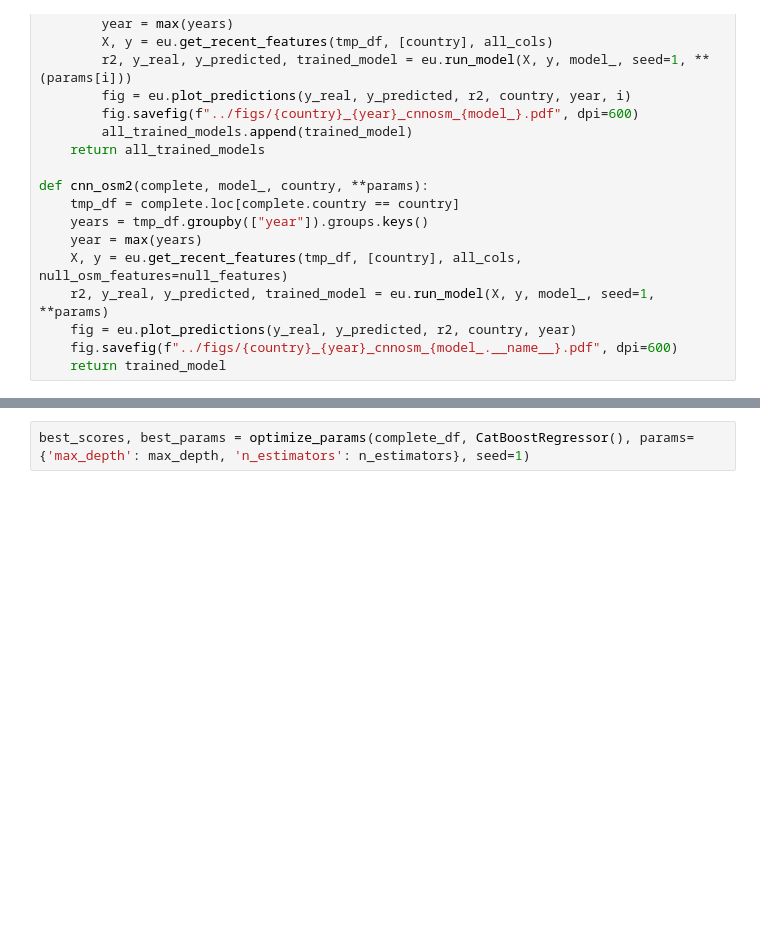
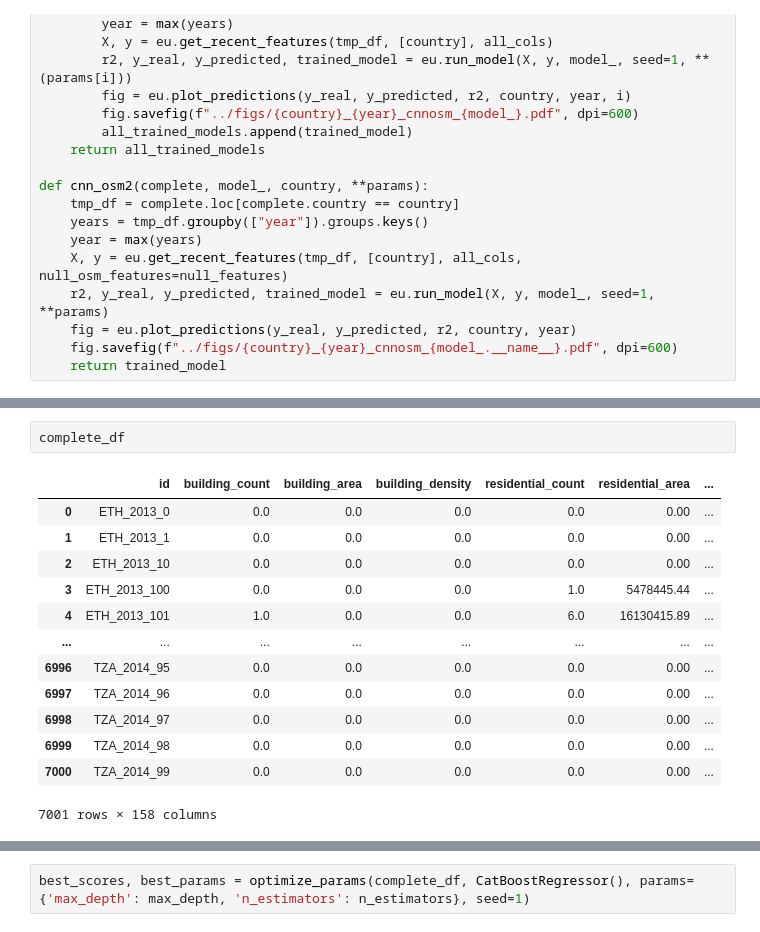
Before and after one commit to CS-433/ml-project-2-xgradingboosting, a Jupyter notebook: src/2_evaluation/0_recent_surveys.ipynb, the cells around one changed output, grey strips where cells are left out. Saved outputs shown, nothing was run; the diff lists cells and outputs as text; blank space fills up the shorter version.

```diff
--- a/src/2_evaluation/0_recent_surveys.ipynb
+++ b/src/2_evaluation/0_recent_surveys.ipynb
@@ -78,3 +90,19 @@ for country in countries:
+# %%
+complete_df
+# %% [output]
+|  | id | building_count | building_area | building_density | residential_count | residential_area | ... |
+| 0 | ETH_2013_0 | 0.0 | 0.0 | 0.0 | 0.0 | 0.00 | ... |
+| 1 | ETH_2013_1 | 0.0 | 0.0 | 0.0 | 0.0 | 0.00 | ... |
+| 2 | ETH_2013_10 | 0.0 | 0.0 | 0.0 | 0.0 | 0.00 | ... |
+| 3 | ETH_2013_100 | 0.0 | 0.0 | 0.0 | 1.0 | 5478445.44 | ... |
+| 4 | ETH_2013_101 | 1.0 | 0.0 | 0.0 | 6.0 | 16130415.89 | ... |
+| ... | ... | ... | ... | ... | ... | ... | ... |
+| 6996 | TZA_2014_95 | 0.0 | 0.0 | 0.0 | 0.0 | 0.00 | ... |
+| 6997 | TZA_2014_96 | 0.0 | 0.0 | 0.0 | 0.0 | 0.00 | ... |
+| 6998 | TZA_2014_97 | 0.0 | 0.0 | 0.0 | 0.0 | 0.00 | ... |
+| 6999 | TZA_2014_98 | 0.0 | 0.0 | 0.0 | 0.0 | 0.00 | ... |
+| 7000 | TZA_2014_99 | 0.0 | 0.0 | 0.0 | 0.0 | 0.00 | ... |
+7001 rows × 158 columns
 # %%
 from sklearn.model_selection import KFold
 from sklearn.model_selection import GridSearchCV
```
Also changed, not shown: parts of 5 cells of this notebook, 2 other files.
